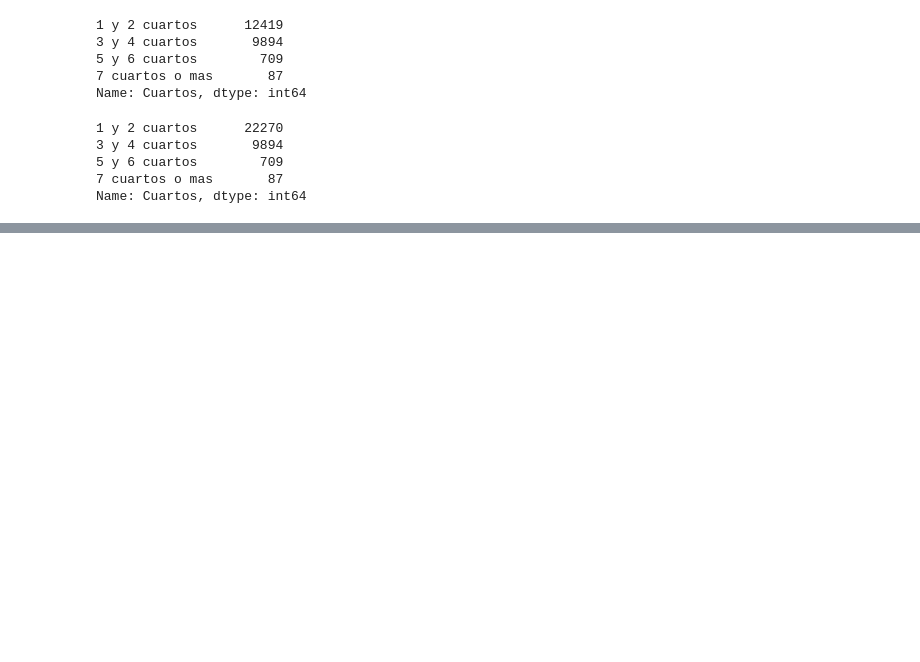
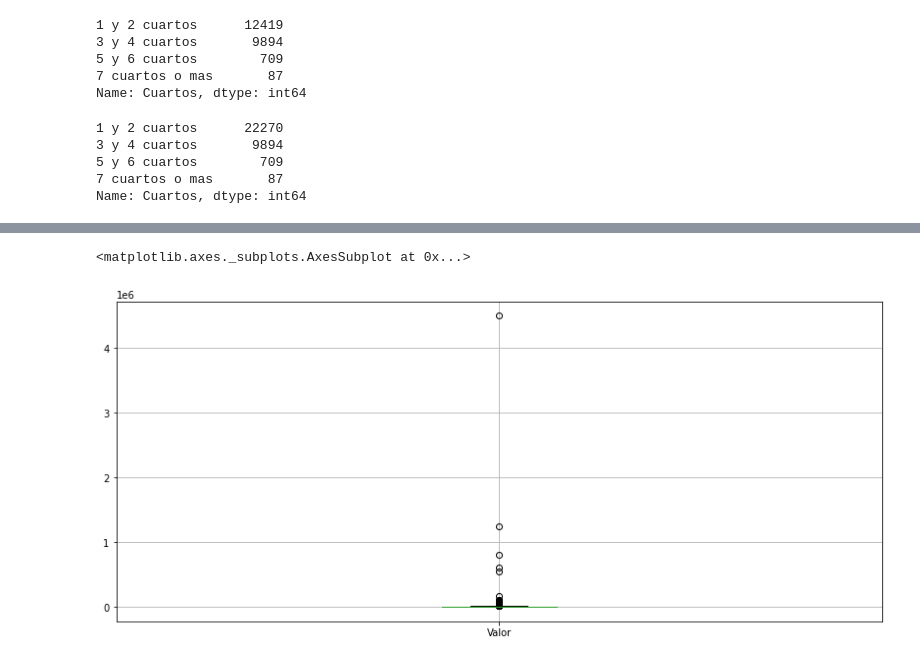
Before and after one commit to exequiel-farias/pandas-avanzado, a Jupyter notebook: PandasAvanzado.ipynb, the cells around one changed output, grey strips where cells are left out. Saved outputs shown, nothing was run; the diff lists cells and outputs as text; code cells hidden in the pictures; blank space fills up the shorter version.

```diff
--- a/PandasAvanzado.ipynb
+++ b/PandasAvanzado.ipynb
@@ -1906,0 +1911,7 @@ Name: Cuartos, dtype: int64
+# %%
+%matplotlib inline
+import matplotlib.pyplot as plt
+plt.rc('figure', figsize = (14,6))
+# %%
+datos = pd.read_csv('alquiler_residencial.csv', sep = ';')
+datos.head(10)
@@ -1906,0 +1930,6 @@ Name: Cuartos, dtype: int64
+# %%
+#La columna tiene que ser medible
+datos.boxplot(['Valor']) #Es un grafico donde nos muestra la concentracion de los datos
+# %% [output]
+<matplotlib.axes._subplots.AxesSubplot at 0x...>
+[figure, added]
```
Also changed, not shown: parts of 21 cells of this notebook.
